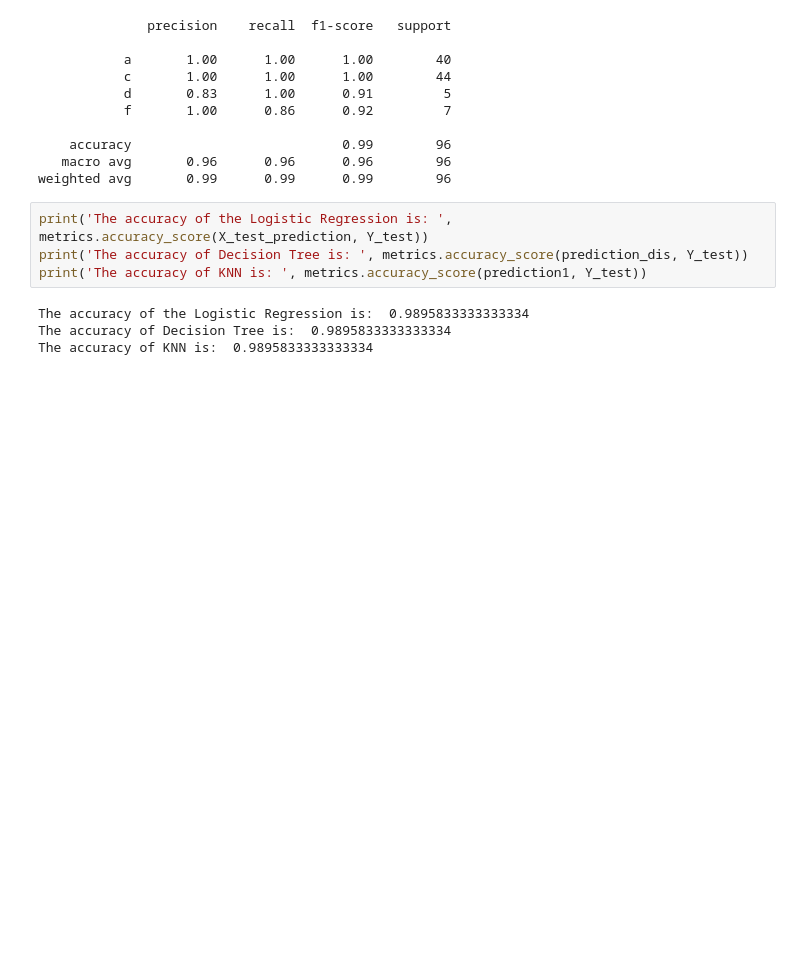
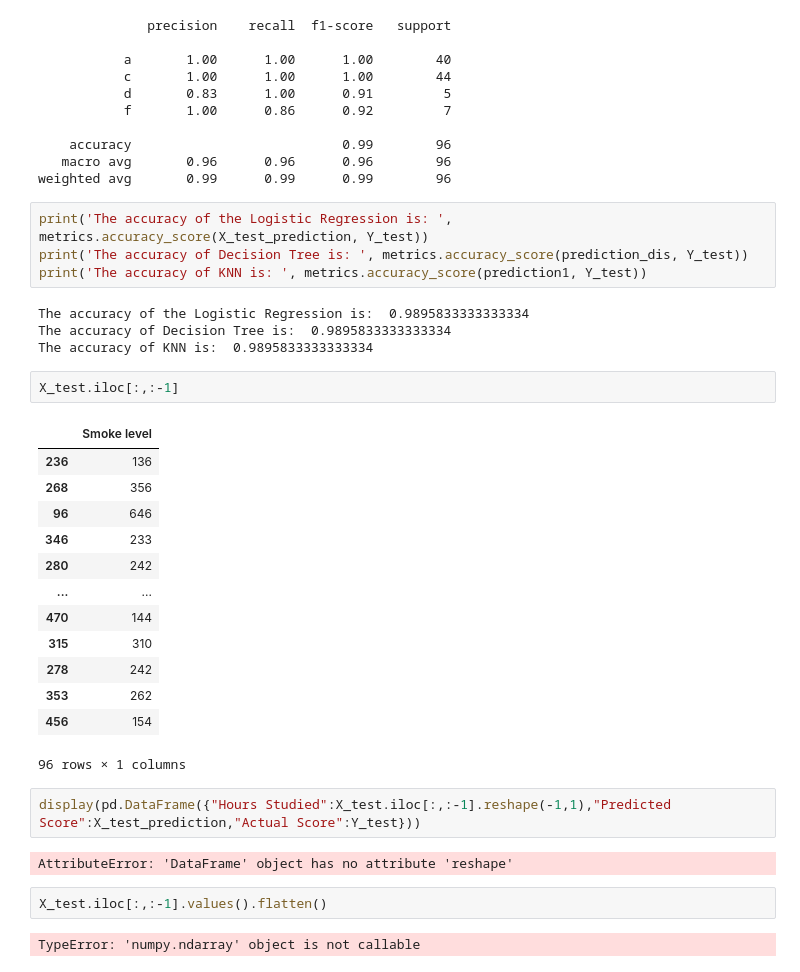
Before and after one commit to BE-MajorProject/FireDetection_IOE, a Jupyter notebook: All_Algorithms.ipynb, the cells around one changed output. Drawn from its saved outputs; the diff is of its cells as text; blank space fills up the shorter version.

```diff
--- a/All_Algorithms.ipynb
+++ b/All_Algorithms.ipynb
@@ -180,3 +180,27 @@ print('The accuracy of KNN is: ', metrics.accuracy_score(prediction1, Y_test))
 The accuracy of the Logistic Regression is:  0.9895833333333334
 The accuracy of Decision Tree is:  0.9895833333333334
 The accuracy of KNN is:  0.9895833333333334
+# %%
+X_test.iloc[:,:-1]
+# %% [output]
+|  | Smoke level |
+| 236 | 136 |
+| 268 | 356 |
+| 96 | 646 |
+| 346 | 233 |
+| 280 | 242 |
+| ... | ... |
+| 470 | 144 |
+| 315 | 310 |
+| 278 | 242 |
+| 353 | 262 |
+| 456 | 154 |
+96 rows × 1 columns
+# %%
+display(pd.DataFrame({"Hours Studied":X_test.iloc[:,:-1].reshape(-1,1),"Predicted Score":X_test_prediction,"Actual Score":Y_test}))
+# %% [output]
+AttributeError: 'DataFrame' object has no attribute 'reshape'
+# %%
+X_test.iloc[:,:-1].values().flatten()
+# %% [output]
+TypeError: 'numpy.ndarray' object is not callable
```
Also changed, not shown: 1 other file.
